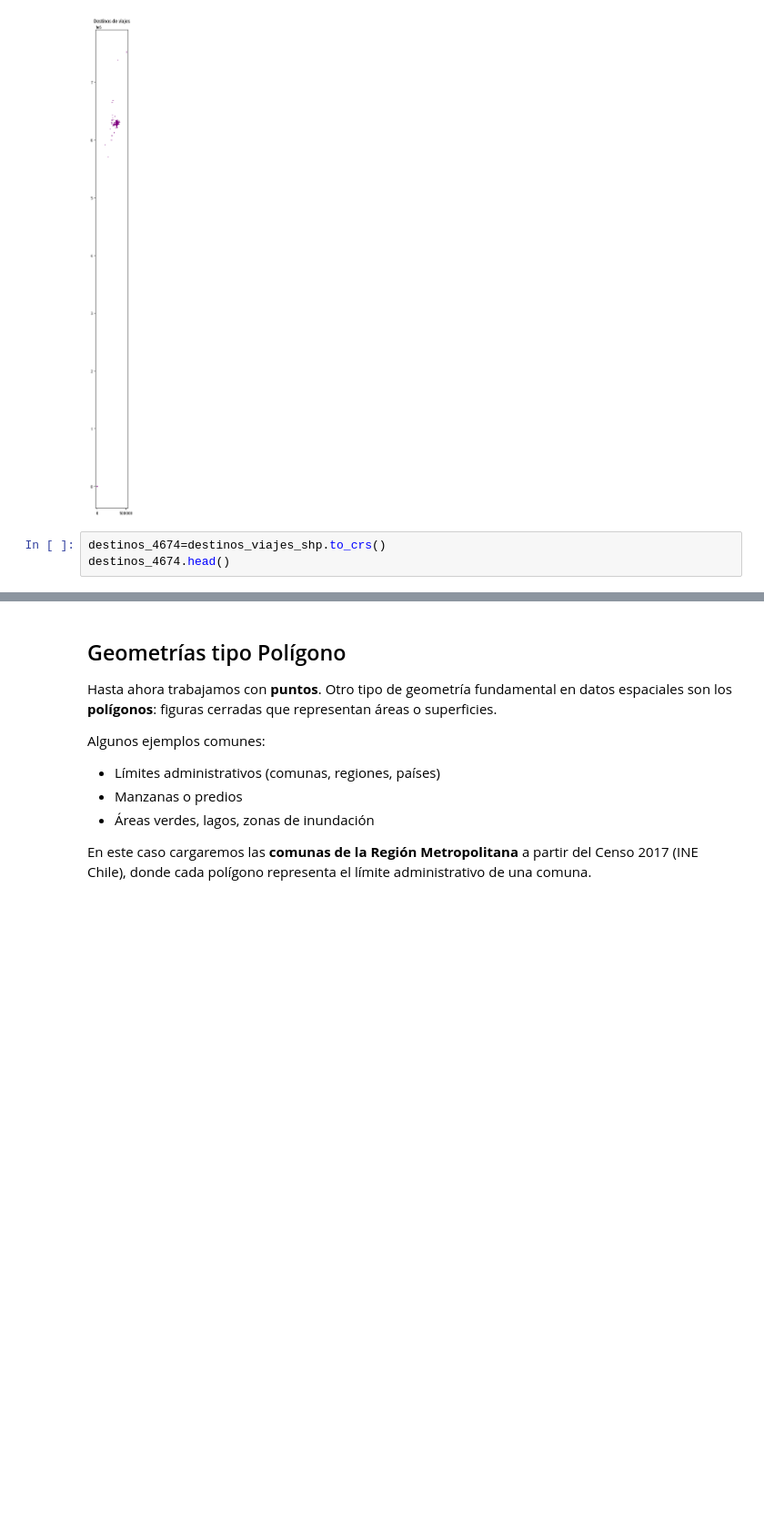
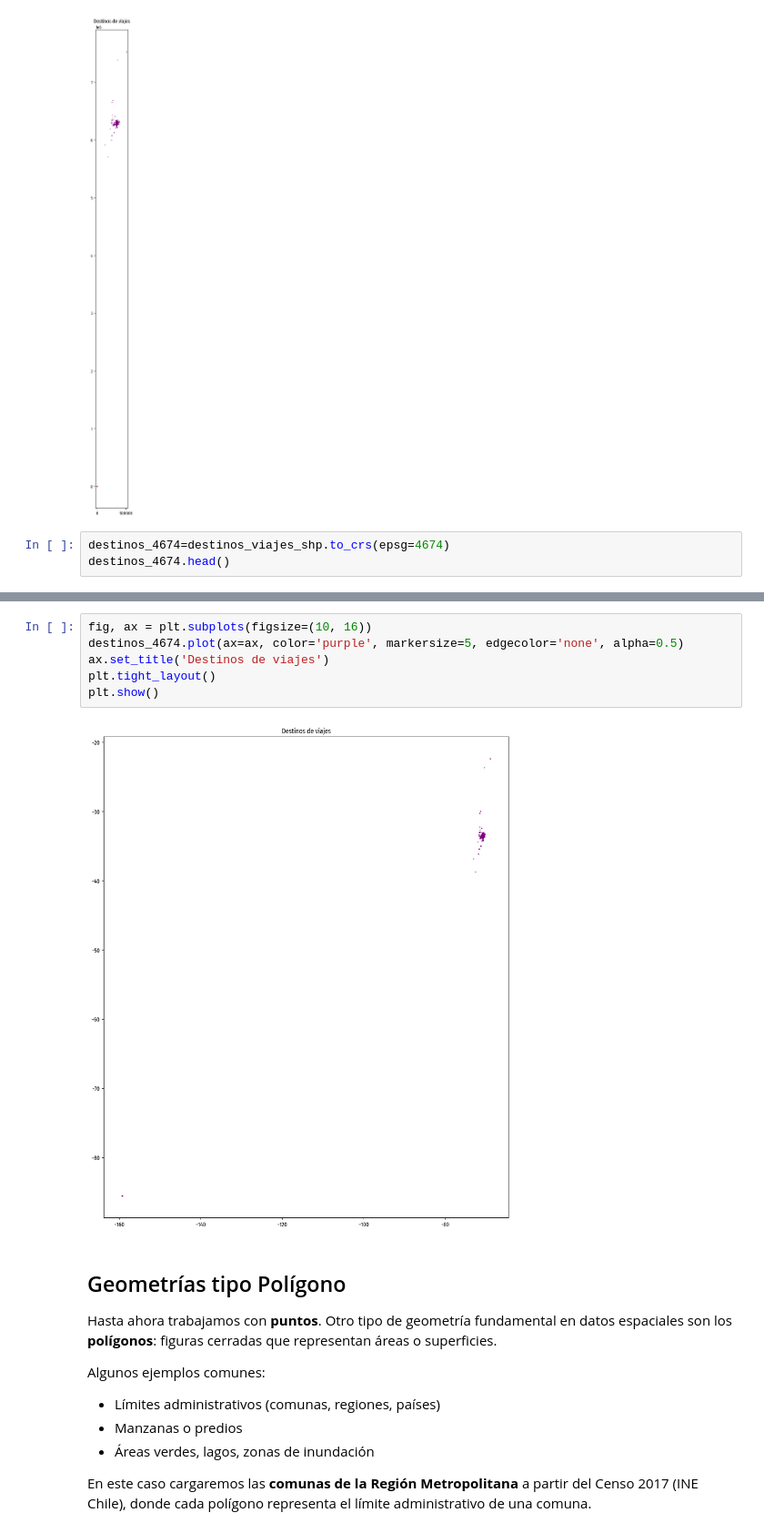
Before and after one commit to daniopitz/geodata, a Jupyter notebook: 00_introduccion.ipynb, the cells around one changed output, grey strips where cells are left out. Shown at 91% size. Drawn from its saved outputs; the diff is of its cells as text; blank space fills up the shorter version.

```diff
--- a/00_introduccion.ipynb
+++ b/00_introduccion.ipynb
@@ -161,6 +149,6 @@ plt.show()
 # %% [output]
 [figure]
 # %%
-destinos_4674=destinos_viajes_shp.to_crs()
+destinos_4674=destinos_viajes_shp.to_crs(epsg=4674)
 destinos_4674.head()
 # %% [output]
@@ -168,3 +162,11 @@ ValueError: Must pass either crs or epsg.
+# %%
+fig, ax = plt.subplots(figsize=(10, 16))
+destinos_4674.plot(ax=ax, color='purple', markersize=5, edgecolor='none', alpha=0.5)
+ax.set_title('Destinos de viajes')
+plt.tight_layout()
+plt.show()
+# %% [output]
+[figure, added]
 # %% [markdown]
 ## Geometrías tipo Polígono
 
```
Also changed, not shown: parts of 17 cells of this notebook.
